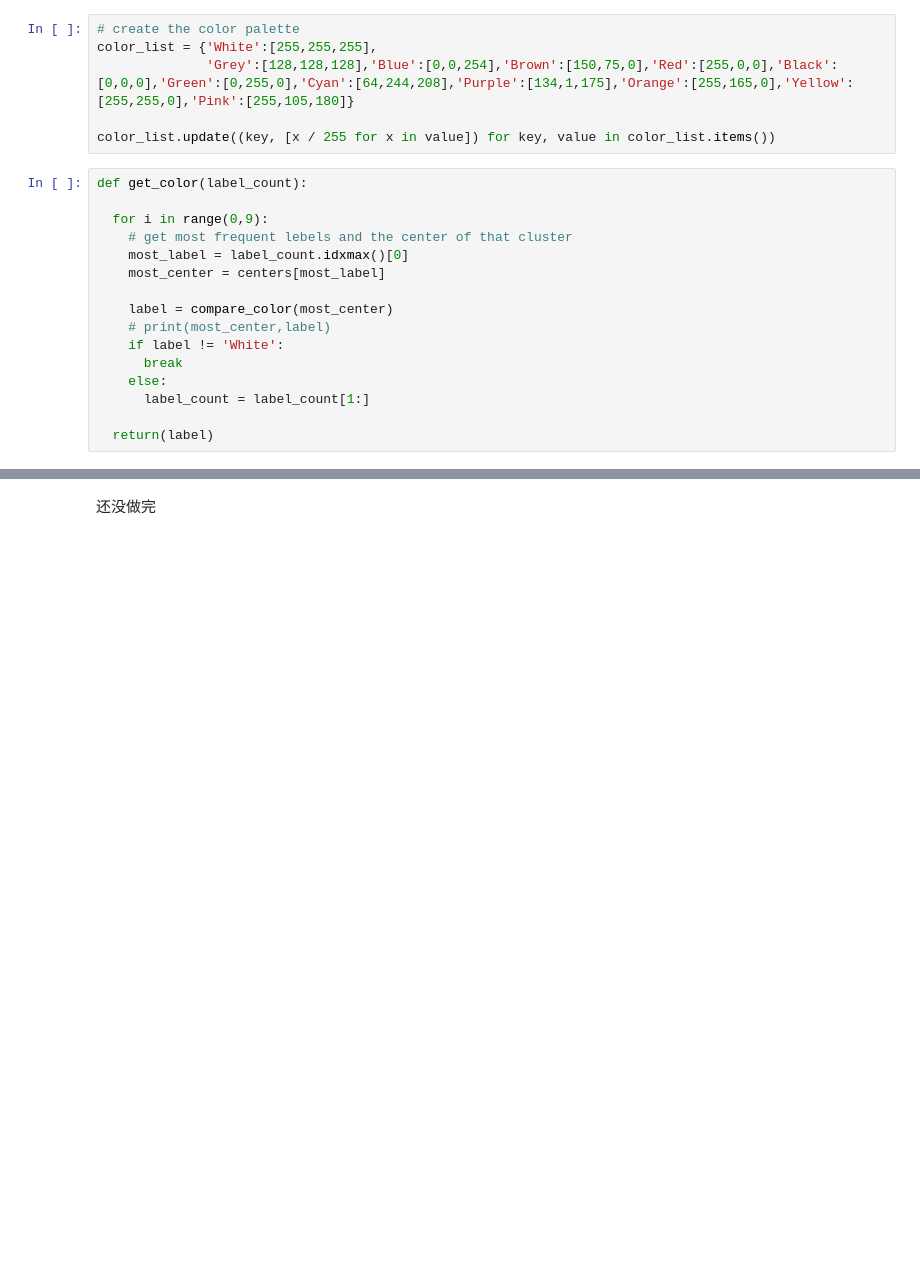
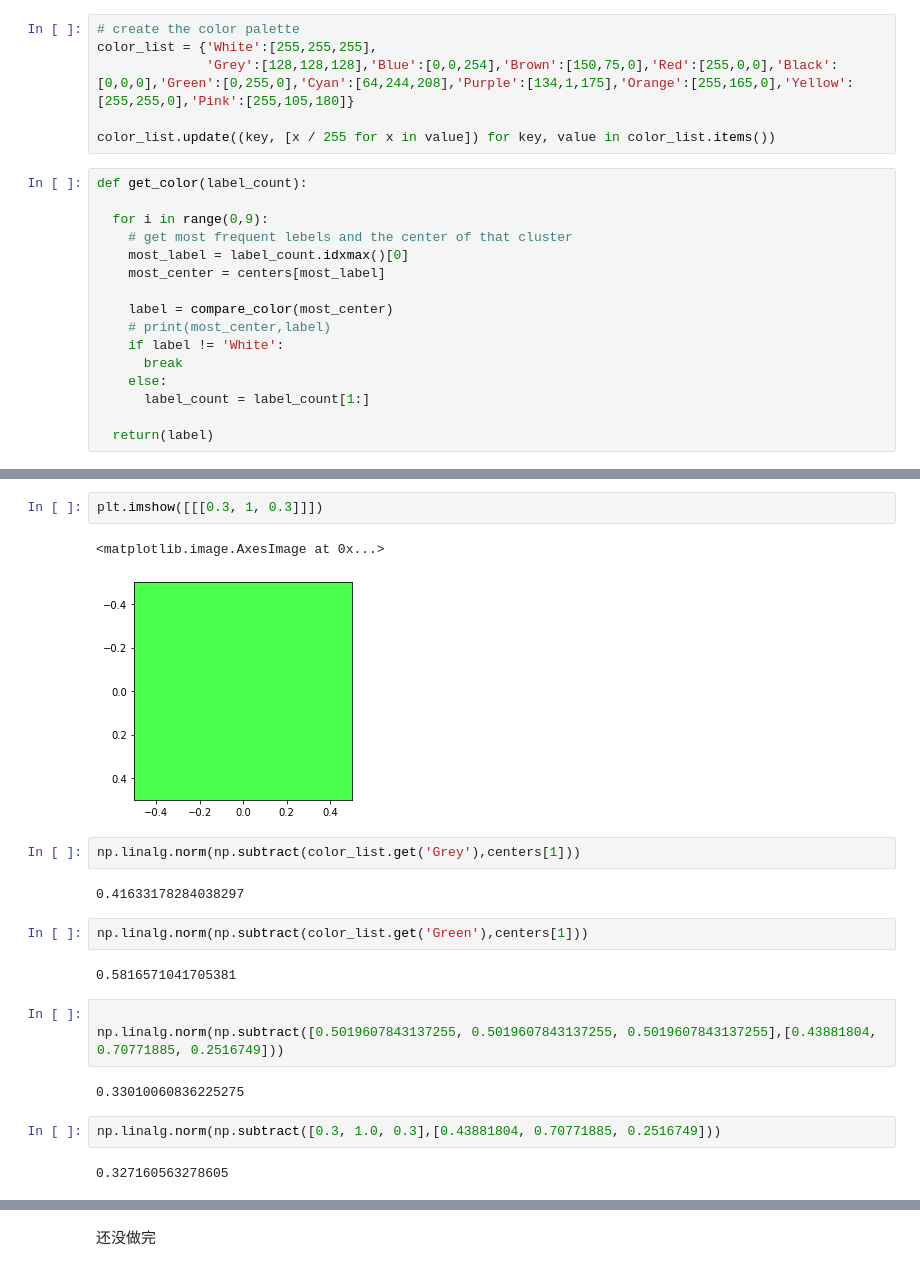
Before and after one commit to kurt980/GAN-logo_generator, a Jupyter notebook: GAN01.ipynb, the cells around one changed output, grey strips where cells are left out. Drawn from its saved outputs; the diff is of its cells as text; blank space fills up the shorter version.

```diff
--- a/GAN01.ipynb
+++ b/GAN01.ipynb
@@ -100,0 +126,22 @@ plt.imshow(image)
+# %%
+plt.imshow([[[0.3, 1, 0.3]]])
+# %% [output]
+<matplotlib.image.AxesImage at 0x...>
+[figure, added]
+# %%
+np.linalg.norm(np.subtract(color_list.get('Grey'),centers[1]))
+# %% [output]
+0.41633178284038297
+# %%
+np.linalg.norm(np.subtract(color_list.get('Green'),centers[1]))
+# %% [output]
+0.5816571041705381
+# %%
+
+np.linalg.norm(np.subtract([0.5019607843137255, 0.5019607843137255, 0.5019607843137255],[0.43881804, 0.70771885, 0.2516749]))
+# %% [output]
+0.33010060836225275
+# %%
+np.linalg.norm(np.subtract([0.3, 1.0, 0.3],[0.43881804, 0.70771885, 0.2516749]))
+# %% [output]
+0.327160563278605
```
Also changed, not shown: parts of 10 cells of this notebook.
